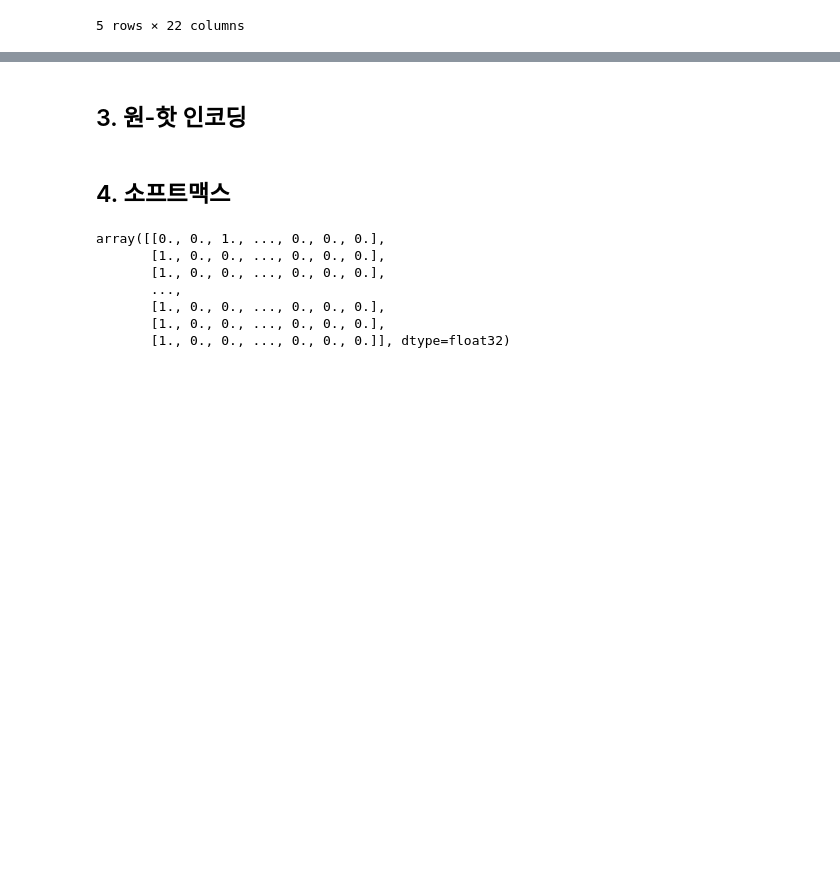
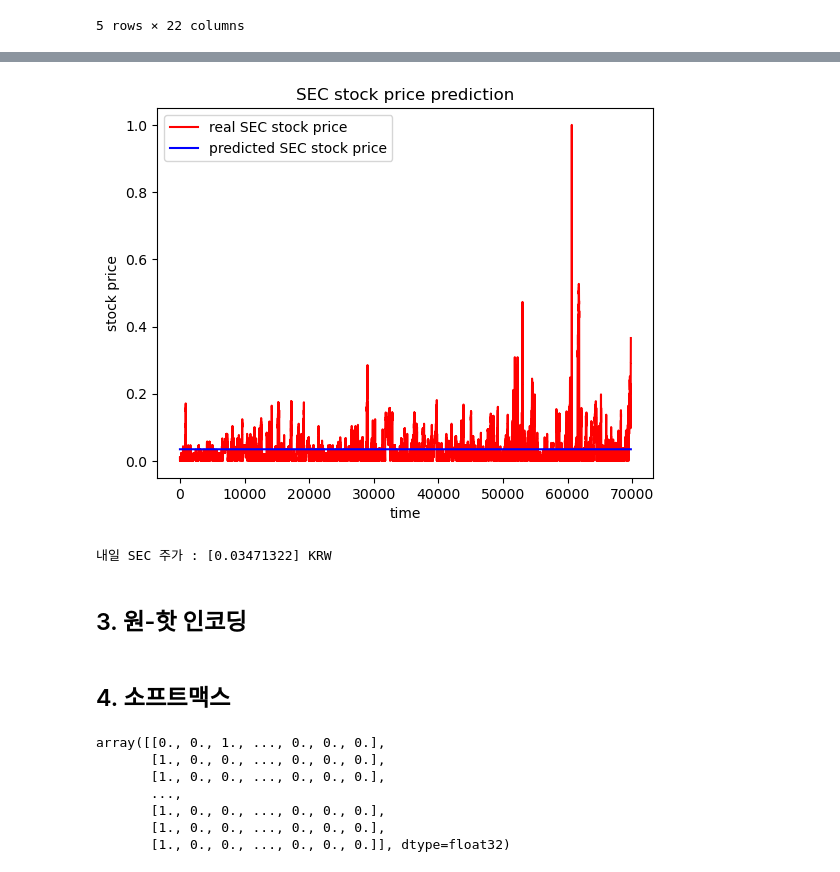
Before and after one commit to hwanghyeonjun98/trading, a Jupyter notebook: model copy.ipynb, the cells around one changed output, grey strips where cells are left out. Drawn from its saved outputs; the diff is of its cells as text; code cells hidden in the pictures; blank space fills up the shorter version.

```diff
--- a/model copy.ipynb
+++ b/model copy.ipynb
@@ -302,0 +265,11 @@ Name: pct_label, dtype: int64
+# %%
+window_size = 10
+
+data_X = []
+data_y = []
+for i in range(len(y) - window_size):
+    _X = X[i : i + window_size] # 다음 날 종가(i+windows_size)는 포함되지 않음
+    _y = y[i + window_size]     # 다음 날 종가
+    data_X.append(_X)
+    data_y.append(_y)
+print(_X, "->", _y)
@@ -302,0 +306,11 @@ Name: pct_label, dtype: int64
+# %%
+train_size = int(len(data_y) * 0.7)
+train_X = np.array(data_X[0 : train_size])
+train_y = np.array(data_y[0 : train_size])
+
+test_size = len(data_y) - train_size
+test_X = np.array(data_X[train_size : len(data_X)])
+test_y = np.array(data_y[train_size : len(data_y)])
+
+print('훈련 데이터의 크기 :', train_X.shape, train_y.shape)
+print('테스트 데이터의 크기 :', test_X.shape, test_y.shape)
@@ -302,0 +330,8 @@ Name: pct_label, dtype: int64
+# %%
+model = Sequential()
+model.add(LSTM(units=210, activation='relu', return_sequences=True, input_shape=(10, 21)))
+# model.add(Dropout(0.1))
+model.add(LSTM(units=20, activation='relu'))
+# model.add(Dropout(0.1))
+model.add(Dense(units=1))
+model.summary()
@@ -302,0 +354,4 @@ Name: pct_label, dtype: int64
+# %%
+model.compile(loss='sparse_categorical_crossentropy', optimizer='adam', metrics=['accuracy'])
+model.fit(train_X, train_y, epochs=30, batch_size=500)
+pred_y = model.predict(test_X)
@@ -303,3 +365,17 @@ Name: pct_label, dtype: int64
+# %%
+plt.figure()
+plt.plot(test_y, color='red', label='real SEC stock price')
+plt.plot(pred_y, color='blue', label='predicted SEC stock price')
+plt.title('SEC stock price prediction')
+plt.xlabel('time')
+plt.ylabel('stock price')
+plt.legend()
+plt.show()
+
+print("내일 SEC 주가 :", y_stock_df.values[-1] * pred_y[-1] / y_stock_df.values[-1], 'KRW')
+# %% [output]
+[figure, added]
+내일 SEC 주가 : [0.03471322] KRW
 # %% [markdown]
 ## 3. 원-핫 인코딩
 # %%
```
Also changed, not shown: parts of 27 cells of this notebook, 1 other file.
